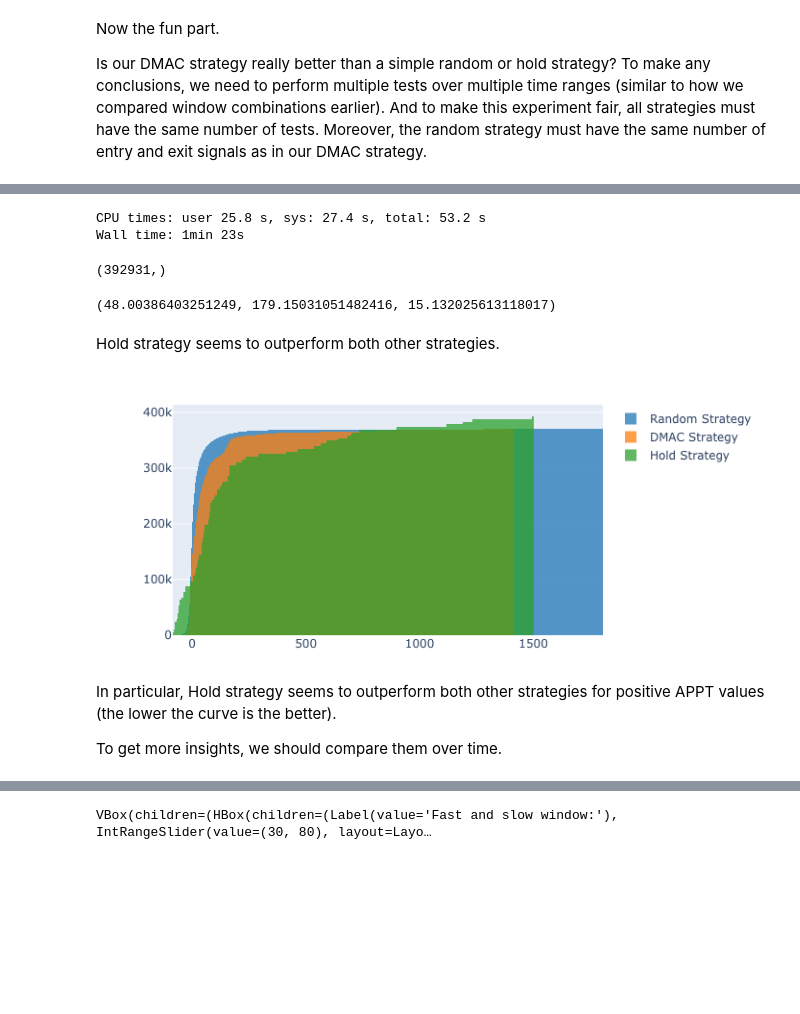
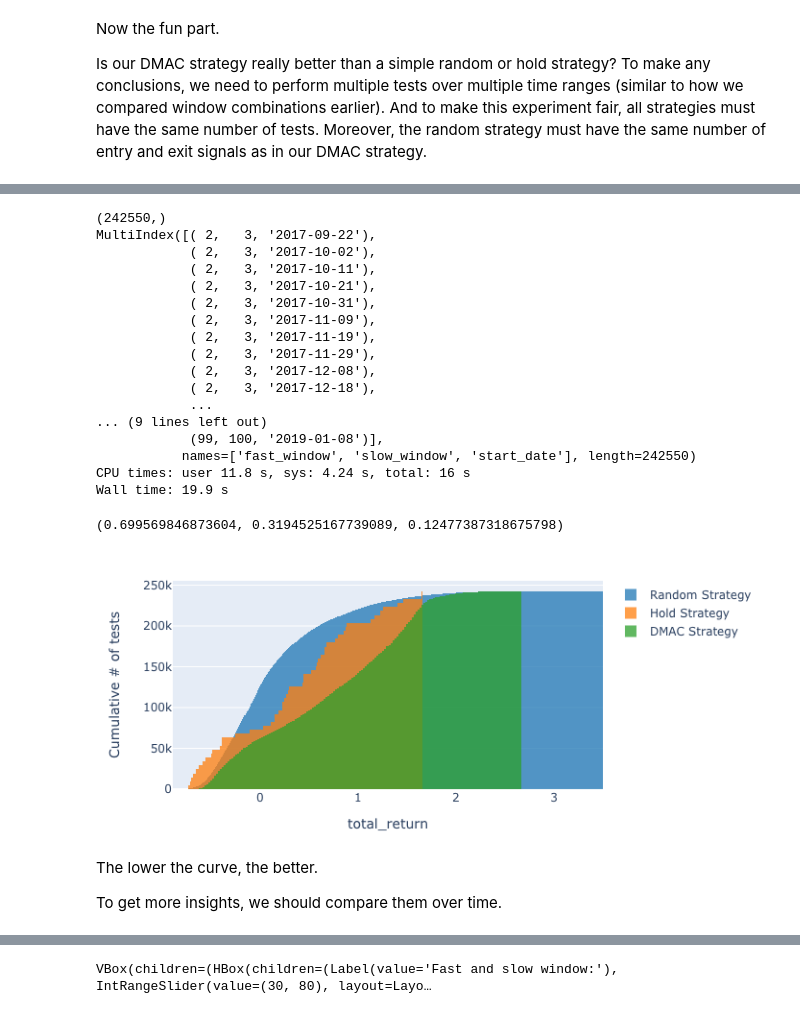
Before and after one commit to polakowo/vectorbt, a Jupyter notebook: examples/Bitcoin_DMAC.ipynb, the cells around one changed output, grey strips where cells are left out. Cells and saved outputs as stored; diff of their text form; code cells hidden in the pictures; blank space fills up the shorter version.

Commit message:
Update examples and tests

```diff
--- a/examples/Bitcoin_DMAC.ipynb
+++ b/examples/Bitcoin_DMAC.ipynb
@@ -529,3 +588,6 @@ METRIC = 'appt'
+# %%
+ts_window = timedelta(days=365)
+ts_window_n = 50 # split the whole period into 50 (overlapping) time ranges
 # %%
 # Roll a window over price
 # Creates a matrix with columns being time series of length ts_window
@@ -679,11 +764,16 @@ Now the fun part.
 Is our DMAC strategy really better than a simple random or hold strategy? To make any conclusions, we need to perform multiple tests over multiple time ranges (similar to how we compared window combinations earlier). And to make this experiment fair, all strategies must have the same number of tests. Moreover, the random strategy must have the same number of entry and exit signals as in our DMAC strategy.
 # %%
 %%time
-# Hold strategy
+# Hold strategy applied on rolled price
 # Entry at the beginning, no exit
-hold_entries_roll_comb = pd.DataFrame.vbt.signals.empty_like(entries_roll_comb)
-hold_entries_roll_comb.iloc[0, :] = True
-hold_exits_roll_comb = pd.DataFrame.vbt.signals.empty_like(hold_entries_roll_comb)
+hold_entries_roll = pd.DataFrame.vbt.signals.empty_like(ma_entries_roll)
+hold_entries_roll.iloc[0, :] = True
+hold_exits_roll = pd.DataFrame.vbt.signals.empty_like(hold_entries_roll)
 
-hold_portfolio_roll_comb = portfolio_roll_comb_from_signals(hold_entries_roll_comb, hold_exits_roll_comb)
+hold_roll_portfolio = vbt.Portfolio.from_signals(open_roll, hold_entries_roll, hold_exits_roll)
+
+hold_roll_perf = getattr(hold_roll_portfolio, metric)
+
+print(hold_roll_perf.shape)
+print(hold_roll_perf.index)
 # %% [output]
@@ -698,41 +797,56 @@ print(hold_roll_comb.shape)
 # %%
 %%time
-# Random strategy
+# Random strategy applied on rolled price
 # Shuffle entries to get random entry signals of the same shape and cardinality
-rand_entries_roll_comb = entries_roll_comb.vbt.signals.shuffle(seed=SEED)
+rand_entries_roll = ma_entries_roll.vbt.signals.shuffle(seed=seed)
 
 # Must have the same number of signals
-pd.testing.assert_series_equal(rand_entries_roll_comb.sum(axis=0), entries_roll_comb.sum(axis=0))
+pd.testing.assert_series_equal(rand_entries_roll.sum(axis=0), ma_entries_roll.sum(axis=0))
 
 # If we generate exits the same way as entries, we will get multiple exits between entries
 # This is the correct way to generate ONLY ONE exit between two entries
-rand_exits_roll_comb = rand_entries_roll_comb.vbt.signals.random_exits(seed=SEED)
+rand_exits_roll = rand_entries_roll.vbt.signals.random_exits(1, seed=seed)
 
-rand_portfolio_roll_comb = portfolio_roll_comb_from_signals(rand_entries_roll_comb, rand_exits_roll_comb)
+rand_roll_portfolio = vbt.Portfolio.from_signals(open_roll, rand_entries_roll, rand_exits_roll)
+
+rand_roll_perf = getattr(rand_roll_portfolio, metric)
+
+print(rand_roll_perf.shape)
+print(rand_roll_perf.index)
 # %% [output]
-CPU times: user 25.8 s, sys: 27.4 s, total: 53.2 s
-Wall time: 1min 23s
+(242550,)
+MultiIndex([( 2,   3, '2017-09-22'),
+            ( 2,   3, '2017-10-02'),
+            ( 2,   3, '2017-10-11'),
+            ( 2,   3, '2017-10-21'),
+            ( 2,   3, '2017-10-31'),
+            ( 2,   3, '2017-11-09'),
+            ( 2,   3, '2017-11-19'),
+            ( 2,   3, '2017-11-29'),
+            ( 2,   3, '2017-12-08'),
+            ( 2,   3, '2017-12-18'),
+            ...
+... (9 lines left out)
+            (99, 100, '2019-01-08')],
+           names=['fast_window', 'slow_window', 'start_date'], length=242550)
+CPU times: user 11.8 s, sys: 4.24 s, total: 16 s
+Wall time: 19.9 s
-# %%
-rand_roll_comb = getattr(rand_portfolio_roll_comb, METRIC)
-
-print(rand_roll_comb.shape)
-# %% [output]
-(392931,)
 # %%
-strat_roll_comb.mean(), hold_roll_comb.mean(), rand_roll_comb.mean()
+ma_roll_perf.mean(), hold_roll_perf.mean(), rand_roll_perf.mean()
 # %% [output]
-(48.00386403251249, 179.15031051482416, 15.132025613118017)
+(0.699569846873604, 0.3194525167739089, 0.12477387318675798)
-# %% [markdown]
-Hold strategy seems to outperform both other strategies.
 # %%
 pd.DataFrame({
-    'Random Strategy': rand_roll_comb,
-    'DMAC Strategy': strat_roll_comb,
-    'Hold Strategy': hold_roll_comb
-}).vbt.histogram(histogram_kwargs=dict(cumulative_enabled=True)).show_png()
+    'Random Strategy': rand_roll_perf,
+    'Hold Strategy': hold_roll_perf,
+    'DMAC Strategy': ma_roll_perf,
+}).vbt.Histogram(
+    xaxis_title=metric,
+    yaxis_title='Cumulative # of tests',
+    trace_kwargs=dict(cumulative_enabled=True)).show_png()
 # %% [output]
-[figure, old version]
+[figure, new version]
 # %% [markdown]
-In particular, Hold strategy seems to outperform both other strategies for positive APPT values (the lower the curve is the better).
+The lower the curve, the better.
 
 To get more insights, we should compare them over time.
```
Also changed, not shown: parts of 94 cells of this notebook, 11 other files.
